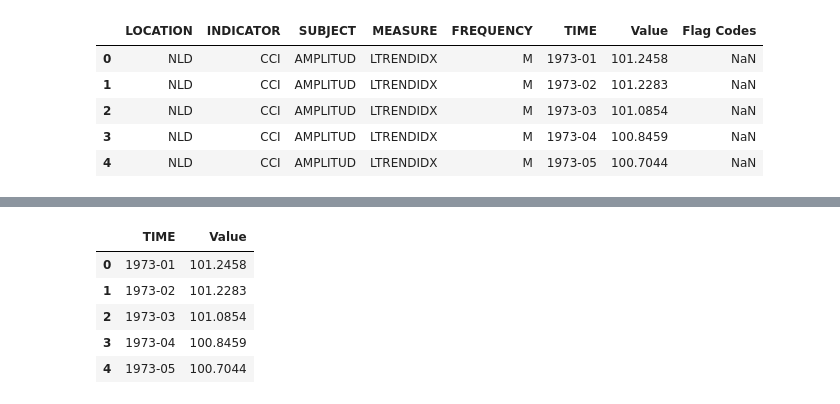
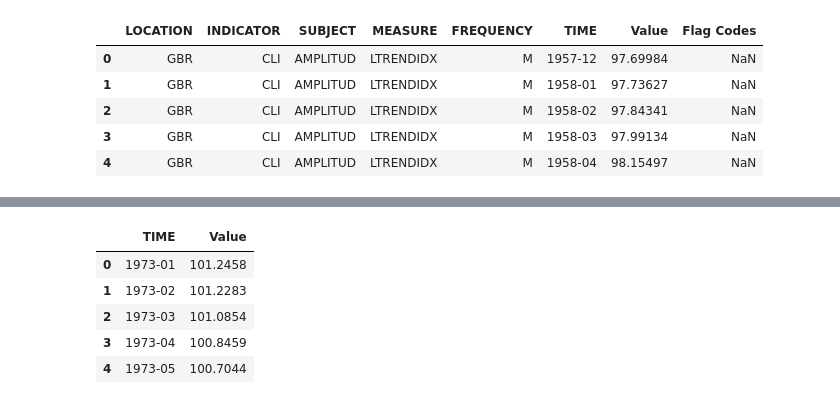
Before and after one commit to allychau/stockmarket, a Jupyter notebook: justin_data_cleaning.ipynb, the cells around one changed output, grey strips where cells are left out. Saved outputs shown, nothing was run; the diff lists cells and outputs as text; code cells hidden in the pictures.

```diff
--- a/justin_data_cleaning.ipynb
+++ b/justin_data_cleaning.ipynb
@@ -6,15 +6,18 @@ import matplotlib .pyplot as plt
 import quandl
 # %%
 # File to Load (Remember to Change These)
-CCI_data_to_load = "startdata/DP_LIVE_17112020040222989.csv"
-
+CCI_data_to_load = "startdata/CCI_Raw_data.csv"
+BCI_data_to_load = 'startdata/BCI_Raw_data.csv'
+CLI_data_to_load = 'startdata/CLI_Raw_data.csv'
 # Read School and Student Data File and store into Pandas DataFrames
 CCI_data = pd.read_csv(CCI_data_to_load)
-CCI_data.head()
+BCI_data = pd.read_csv(BCI_data_to_load)
+CLI_data = pd.read_csv(CLI_data_to_load)
+CLI_data.head()
 # %% [output]
 |  | LOCATION | INDICATOR | SUBJECT | MEASURE | FREQUENCY | TIME | Value | Flag Codes |
-| 0 | NLD | CCI | AMPLITUD | LTRENDIDX | M | 1973-01 | 101.2458 | NaN |
-| 1 | NLD | CCI | AMPLITUD | LTRENDIDX | M | 1973-02 | 101.2283 | NaN |
-| 2 | NLD | CCI | AMPLITUD | LTRENDIDX | M | 1973-03 | 101.0854 | NaN |
-| 3 | NLD | CCI | AMPLITUD | LTRENDIDX | M | 1973-04 | 100.8459 | NaN |
-| 4 | NLD | CCI | AMPLITUD | LTRENDIDX | M | 1973-05 | 100.7044 | NaN |
+| 0 | GBR | CLI | AMPLITUD | LTRENDIDX | M | 1957-12 | 97.69984 | NaN |
+| 1 | GBR | CLI | AMPLITUD | LTRENDIDX | M | 1958-01 | 97.73627 | NaN |
+| 2 | GBR | CLI | AMPLITUD | LTRENDIDX | M | 1958-02 | 97.84341 | NaN |
+| 3 | GBR | CLI | AMPLITUD | LTRENDIDX | M | 1958-03 | 97.99134 | NaN |
+| 4 | GBR | CLI | AMPLITUD | LTRENDIDX | M | 1958-04 | 98.15497 | NaN |
```
Also changed, not shown: parts of 33 cells of this notebook.
